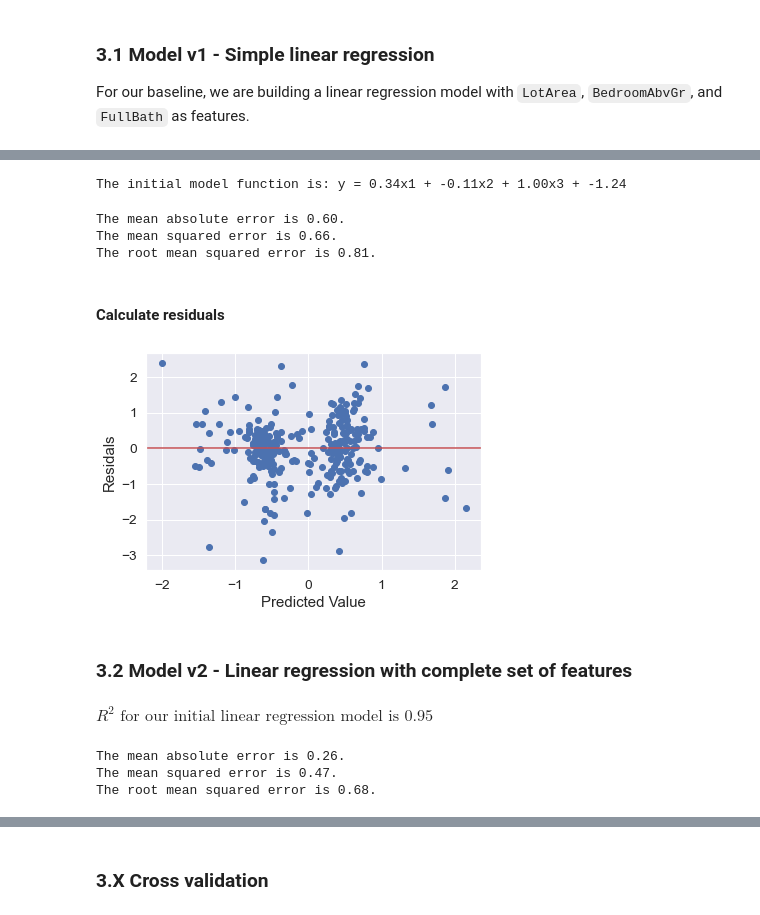
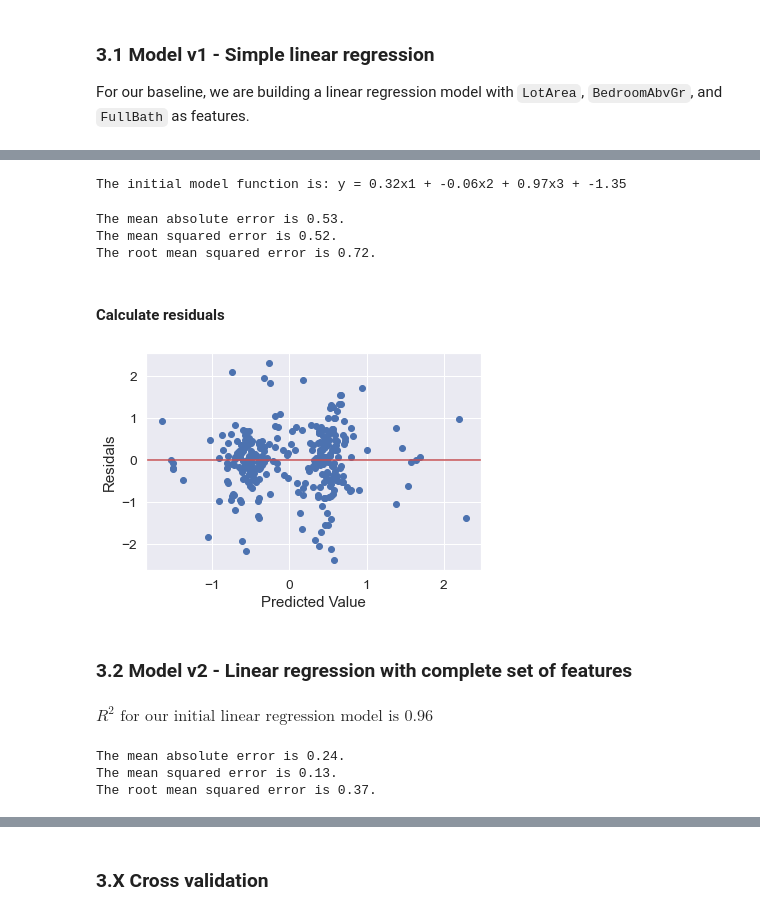
Before and after one commit to Sean-Koval/207-project-home-price, a Jupyter notebook: notebooks/baseline.ipynb, the cells around one changed output, grey strips where cells are left out. Saved outputs shown, nothing was run; the diff lists cells and outputs as text; code cells hidden in the pictures.

```diff
--- a/notebooks/baseline.ipynb
+++ b/notebooks/baseline.ipynb
@@ -400,14 +400,14 @@ house_test = handle_missing_data(house_test,
 house_test = custom_feature_engineering(house_test)
 # %% [markdown]
 ## 3.0 Model building
-# %%
-def plot_residual(y_pred, y_test):
-    residuals = y_test - y_pred
-    plt.scatter(y_pred, residuals)
-    plt.xlabel('Predicted Value')
-    plt.ylabel('Residals')
-    plt.axhline(y=0, color='r', linestyle='-')
-    plt.show()
+# %%
+def plot_residual(y_pred, y_dev):
+    residuals = y_dev - y_pred
+    plt.scatter(y_pred, residuals)
+    plt.xlabel('Predicted Value')
+    plt.ylabel('Residals')
+    plt.axhline(y=0, color='r', linestyle='-')
+    plt.show()
 # %% [markdown]
 ### 3.1 Model v1 - Simple linear regression
 
@@ -417,6 +417,7 @@ initial_features = ['LotArea', 'BedroomAbvGr', 'FullBath']
 
 X, y = house_train[initial_features], house_train['SalePrice']
 X_train, X_test, y_train, y_test = train_test_split(X, y, test_size=0.2, random_state=42)
+X_train, X_dev, y_train, y_dev = train_test_split(X_train, y_train, test_size=0.25, random_state=42)
 # %%
 reg = LinearRegression().fit(X_train, y_train)
 r2 = reg.score(X_train, y_train)
@@ -429,31 +430,32 @@ x1, x2, x3 = reg.coef_
 intercept = reg.intercept_
 print("The initial model function is: y = {:.2f}x1 + {:.2f}x2 + {:.2f}x3 + {:.2f}".format(x1, x2, x3, intercept))
 # %% [output]
-The initial model function is: y = 0.34x1 + -0.11x2 + 1.00x3 + -1.24
+The initial model function is: y = 0.32x1 + -0.06x2 + 0.97x3 + -1.35
 # %%
-y_pred = reg.predict(X_test)
-mae = mean_absolute_error(y_test, y_pred)
-mse = mean_squared_error(y_test, y_pred, squared=True)
-rmse = mean_squared_error(y_test, y_pred, squared=False)
+y_pred = reg.predict(X_dev)
+mae = mean_absolute_error(y_dev, y_pred)
+mse = mean_squared_error(y_dev, y_pred, squared=True)
+rmse = mean_squared_error(y_dev, y_pred, squared=False)
 
 print("The mean absolute error is {:.2f}.".format(mae))
 print("The mean squared error is {:.2f}.".format(mse))
 print("The root mean squared error is {:.2f}.".format(rmse))
 # %% [output]
-The mean absolute error is 0.60.
-The mean squared error is 0.66.
-The root mean squared error is 0.81.
+The mean absolute error is 0.53.
+The mean squared error is 0.52.
+The root mean squared error is 0.72.
-# %% [markdown]
-#### Calculate residuals
-# %%
-plot_residual(y_pred, y_test)
-# %% [output]
-[figure, removed]
+# %% [markdown]
+#### Calculate residuals
+# %%
+plot_residual(y_pred, y_dev)
+# %% [output]
+[figure, added]
 # %% [markdown]
 ### 3.2 Model v2 - Linear regression with complete set of features
 # %%
 X, y = house_train.drop('SalePrice', axis=1), house_train['SalePrice']
-X_train, X_dev, y_train, y_dev = train_test_split(X, y, test_size=0.2, random_state=42)
+X_train, X_test, y_train, y_test = train_test_split(X, y, test_size=0.2, random_state=42)
+X_train, X_dev, y_train, y_dev = train_test_split(X_train, y_train, test_size=0.25, random_state=42)
 
 reg = LinearRegression().fit(X_train, y_train)
 r2 = reg.score(X_train, y_train)
@@ -468,7 +470,7 @@ print("The mean absolute error is {:.2f}.".format(mae))
 print("The mean squared error is {:.2f}.".format(mse))
 print("The root mean squared error is {:.2f}.".format(rmse))
 # %% [output]
-$\displaystyle R^2 \text{ for our initial linear regression model is } 0.95$
+$\displaystyle R^2 \text{ for our initial linear regression model is } 0.96$
-The mean absolute error is 0.26.
-The mean squared error is 0.47.
-The root mean squared error is 0.68.
+The mean absolute error is 0.24.
+The mean squared error is 0.13.
+The root mean squared error is 0.37.
```
Also changed, not shown: parts of 8 cells of this notebook.
